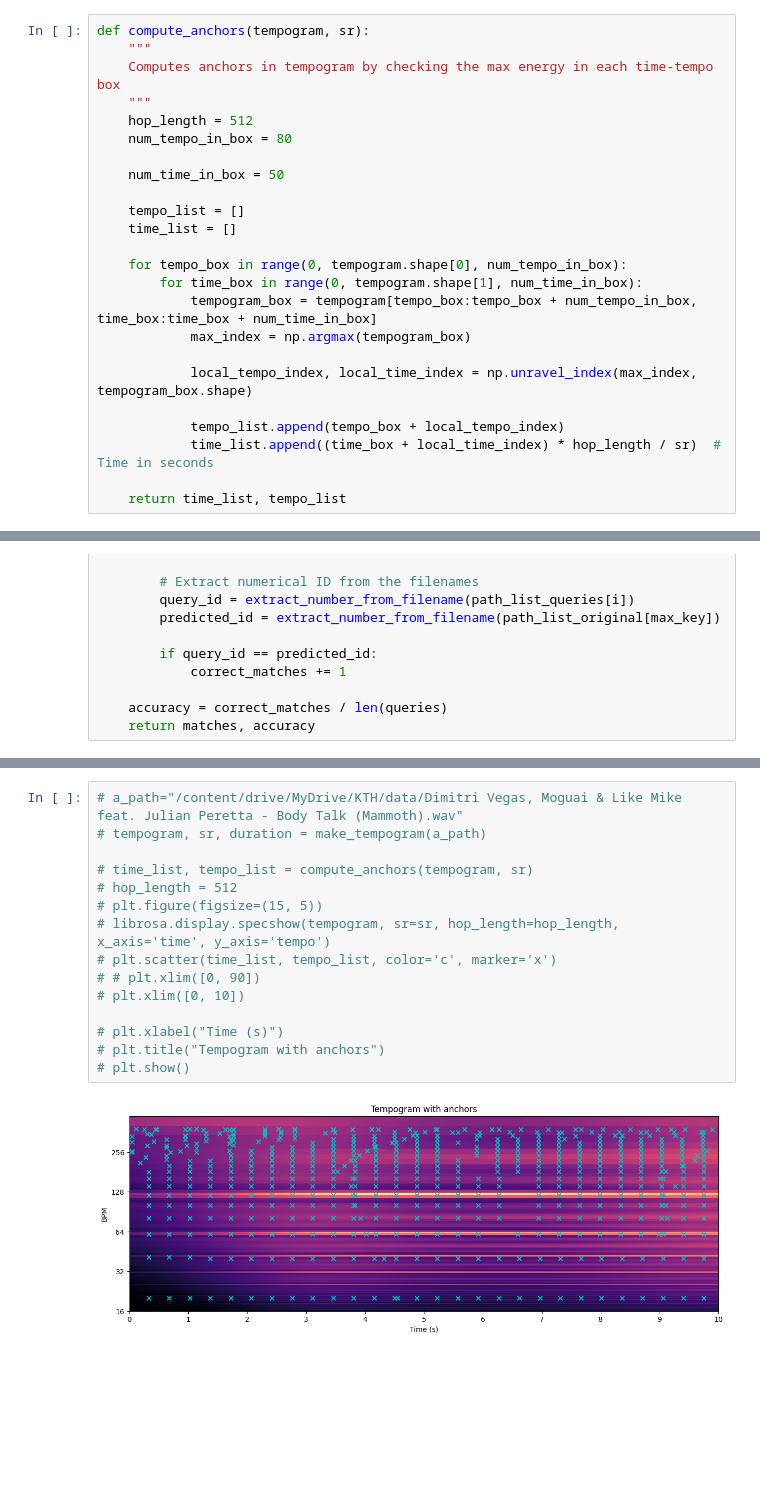
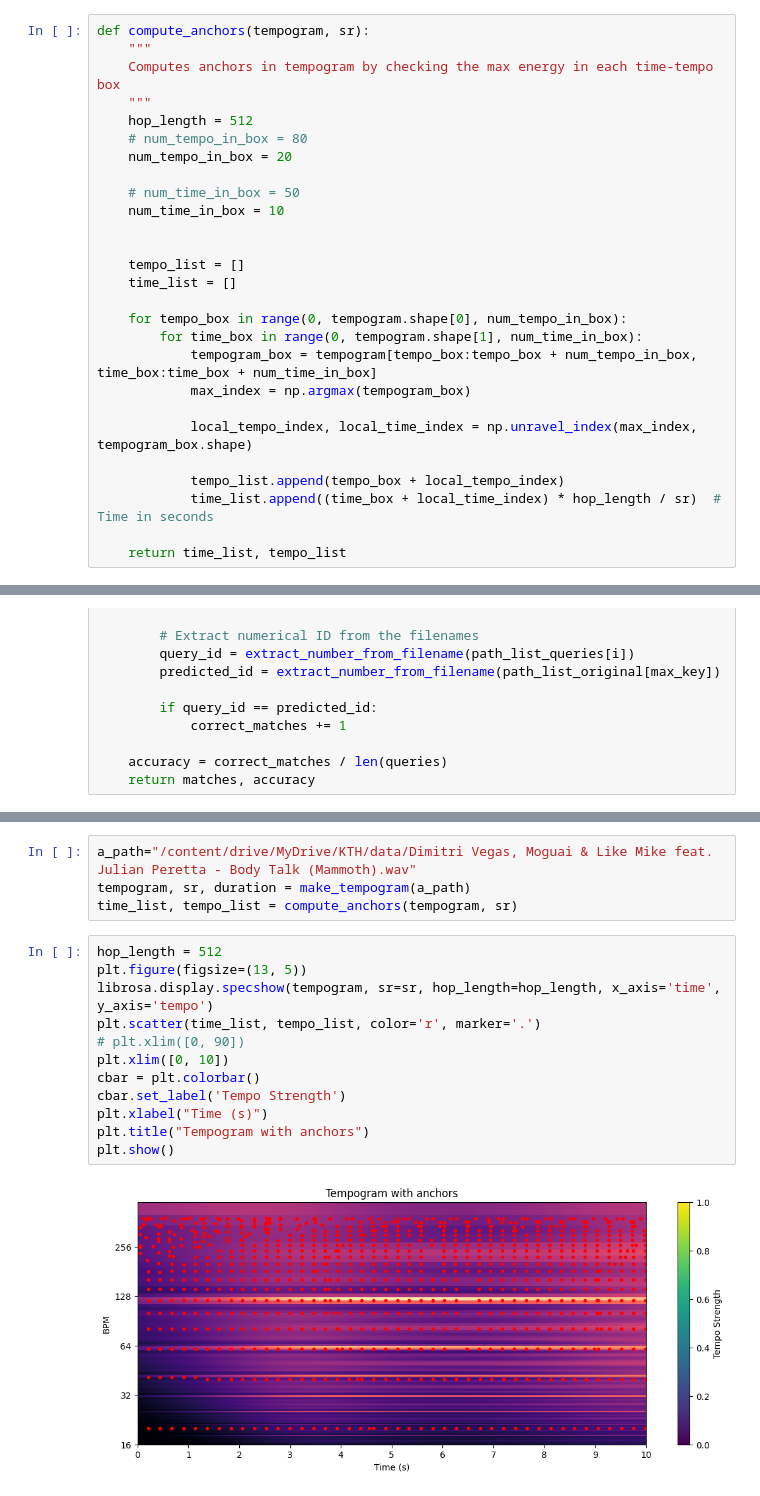
Before and after one commit to ellenmatt/DD2365-aflum, a Jupyter notebook: Final_Tempogram_Results.ipynb, the cells around one changed output, grey strips where cells are left out. Saved outputs shown, nothing was run; the diff lists cells and outputs as text; blank space fills up the shorter version.

```diff
--- a/Final_Tempogram_Results.ipynb
+++ b/Final_Tempogram_Results.ipynb
@@ -293,9 +284,12 @@ def compute_anchors(tempogram, sr):
     Computes anchors in tempogram by checking the max energy in each time-tempo box
     """
     hop_length = 512
-    num_tempo_in_box = 80
+    # num_tempo_in_box = 80
+    num_tempo_in_box = 20
 
-    num_time_in_box = 50
+    # num_time_in_box = 50
+    num_time_in_box = 10
+
 
     tempo_list = []
     time_list = []
@@ -451,17 +460,18 @@ Matching Accuracy, noise 3: 11.32 %
+# %%
+a_path="/content/drive/MyDrive/KTH/data/Dimitri Vegas, Moguai & Like Mike feat. Julian Peretta - Body Talk (Mammoth).wav"
+tempogram, sr, duration = make_tempogram(a_path)
+time_list, tempo_list = compute_anchors(tempogram, sr)
 # %%
-# a_path="/content/drive/MyDrive/KTH/data/Dimitri Vegas, Moguai & Like Mike feat. Julian Peretta - Body Talk (Mammoth).wav"
-# tempogram, sr, duration = make_tempogram(a_path)
-
-# time_list, tempo_list = compute_anchors(tempogram, sr)
-# hop_length = 512
-# plt.figure(figsize=(15, 5))
-# librosa.display.specshow(tempogram, sr=sr, hop_length=hop_length, x_axis='time', y_axis='tempo')
-# plt.scatter(time_list, tempo_list, color='c', marker='x')
-# # plt.xlim([0, 90])
-# plt.xlim([0, 10])
-
-# plt.xlabel("Time (s)")
-# plt.title("Tempogram with anchors")
-# plt.show()
+hop_length = 512
+plt.figure(figsize=(13, 5))
+librosa.display.specshow(tempogram, sr=sr, hop_length=hop_length, x_axis='time', y_axis='tempo')
+plt.scatter(time_list, tempo_list, color='r', marker='.')
+# plt.xlim([0, 90])
+plt.xlim([0, 10])
+cbar = plt.colorbar()
+cbar.set_label('Tempo Strength')
+plt.xlabel("Time (s)")
+plt.title("Tempogram with anchors")
+plt.show()
 # %% [output]
-[figure, old version]
+[figure, new version]
```
Also changed, not shown: parts of 13 cells of this notebook.
